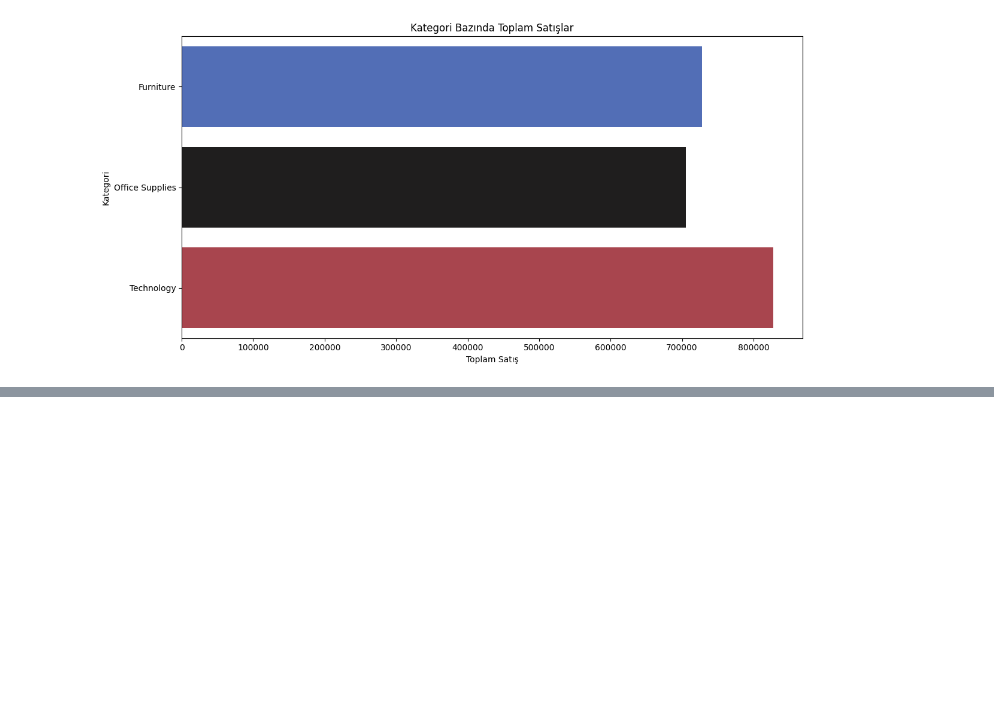
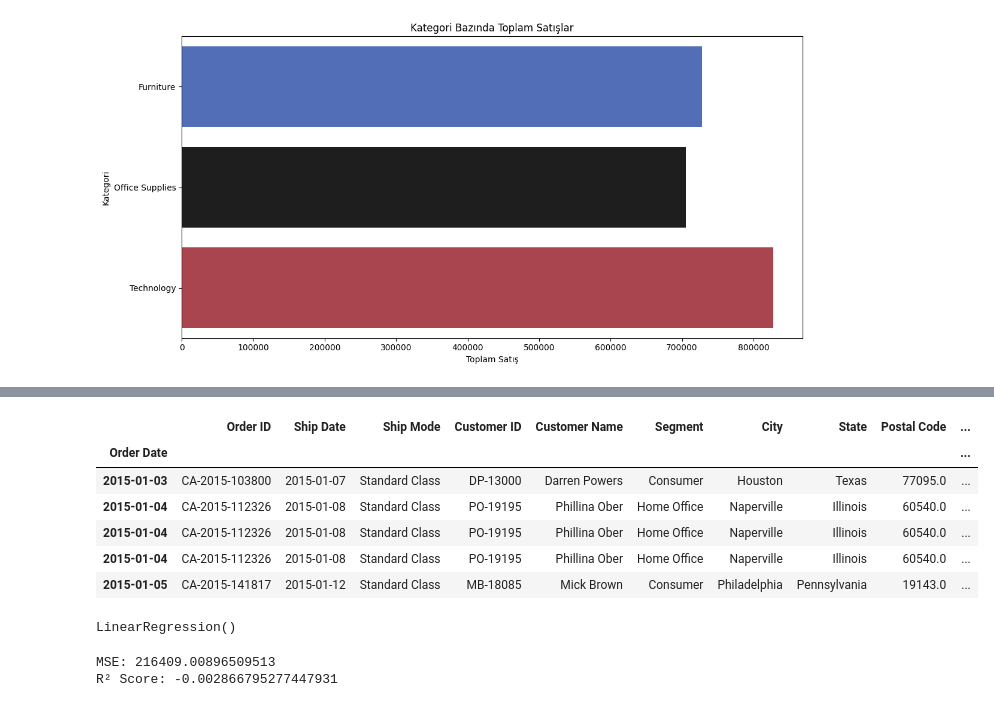
Before and after one commit to eroshix/Market-Sales-Analysis-and-Forecasting, a Jupyter notebook: satis_trend_analizi-checkpoint.ipynb, the cells around one changed output, grey strips where cells are left out. Drawn from its saved outputs; the diff is of its cells as text; code cells hidden in the pictures; blank space fills up the shorter version.

Commit message:
Linear Regression uygulandı, performans MSE, RMSE, MAPE metrikleriyle ölçüldü

```diff
--- a/satis_trend_analizi-checkpoint.ipynb
+++ b/satis_trend_analizi-checkpoint.ipynb
@@ -365,0 +383,10 @@ Passing `palette` without assigning `hue` is deprecated and will be removed in v
+# %%
+df.head()
+# %% [output]
+|  | Order ID | Ship Date | Ship Mode | Customer ID | Customer Name | Segment | City | State | Postal Code | ... |
+| Order Date |  |  |  |  |  |  |  |  |  | ... |
+| 2015-01-03 | CA-2015-103800 | 2015-01-07 | Standard Class | DP-13000 | Darren Powers | Consumer | Houston | Texas | 77095.0 | ... |
+| 2015-01-04 | CA-2015-112326 | 2015-01-08 | Standard Class | PO-19195 | Phillina Ober | Home Office | Naperville | Illinois | 60540.0 | ... |
+| 2015-01-04 | CA-2015-112326 | 2015-01-08 | Standard Class | PO-19195 | Phillina Ober | Home Office | Naperville | Illinois | 60540.0 | ... |
+| 2015-01-04 | CA-2015-112326 | 2015-01-08 | Standard Class | PO-19195 | Phillina Ober | Home Office | Naperville | Illinois | 60540.0 | ... |
+| 2015-01-05 | CA-2015-141817 | 2015-01-12 | Standard Class | MB-18085 | Mick Brown | Consumer | Philadelphia | Pennsylvania | 19143.0 | ... |
@@ -365,0 +402,5 @@ Passing `palette` without assigning `hue` is deprecated and will be removed in v
+# %%
+model = LinearRegression()
+model.fit(X_train, y_train)
+# %% [output]
+LinearRegression()
@@ -365,0 +409,9 @@ Passing `palette` without assigning `hue` is deprecated and will be removed in v
+# %%
+mse = mean_squared_error(y_test, y_pred)
+r2 = r2_score(y_test, y_pred)
+
+print("MSE:", mse)
+print("R² Score:", r2)
+# %% [output]
+MSE: 216409.00896509513
+R² Score: -0.002866795277447931
```
Also changed, not shown: parts of 11 cells of this notebook.
